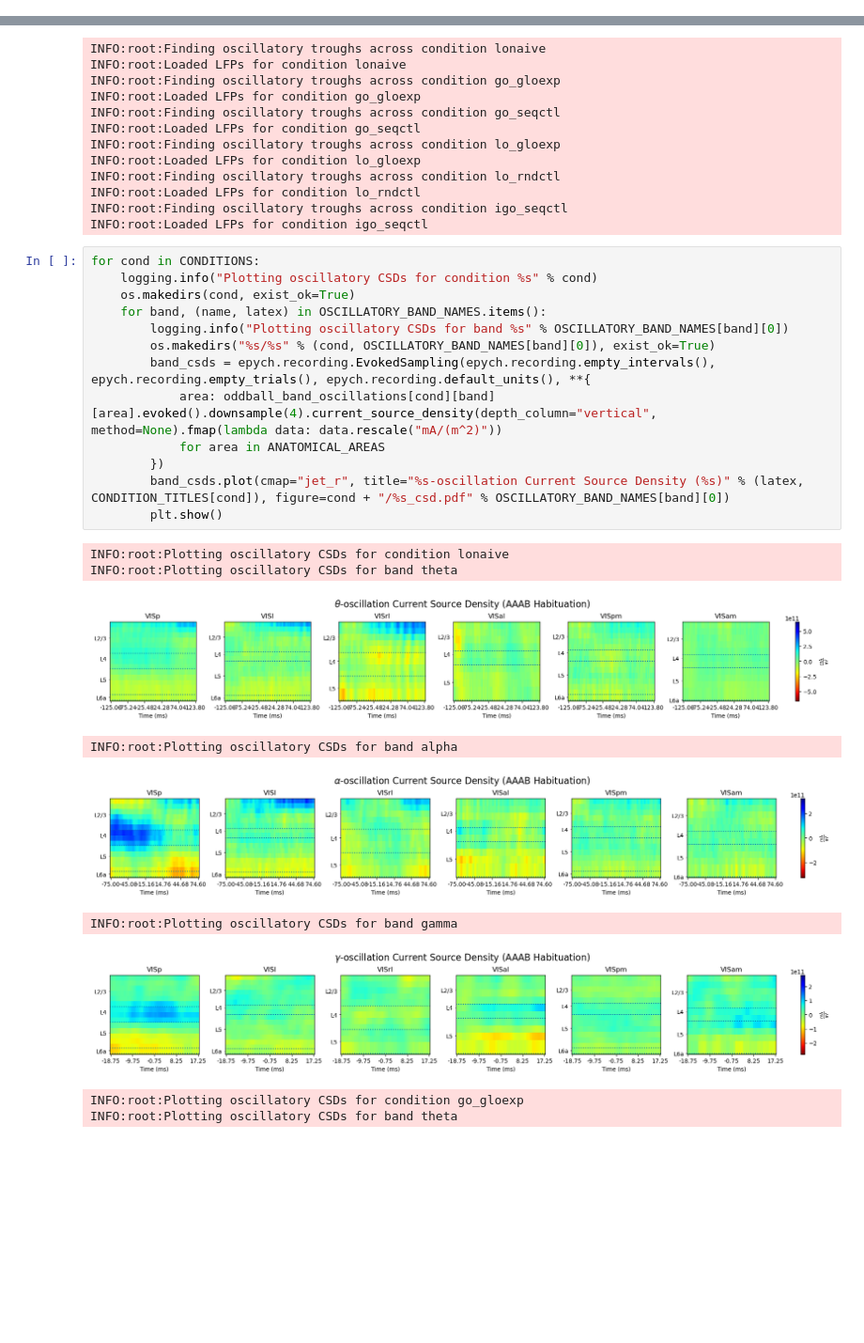
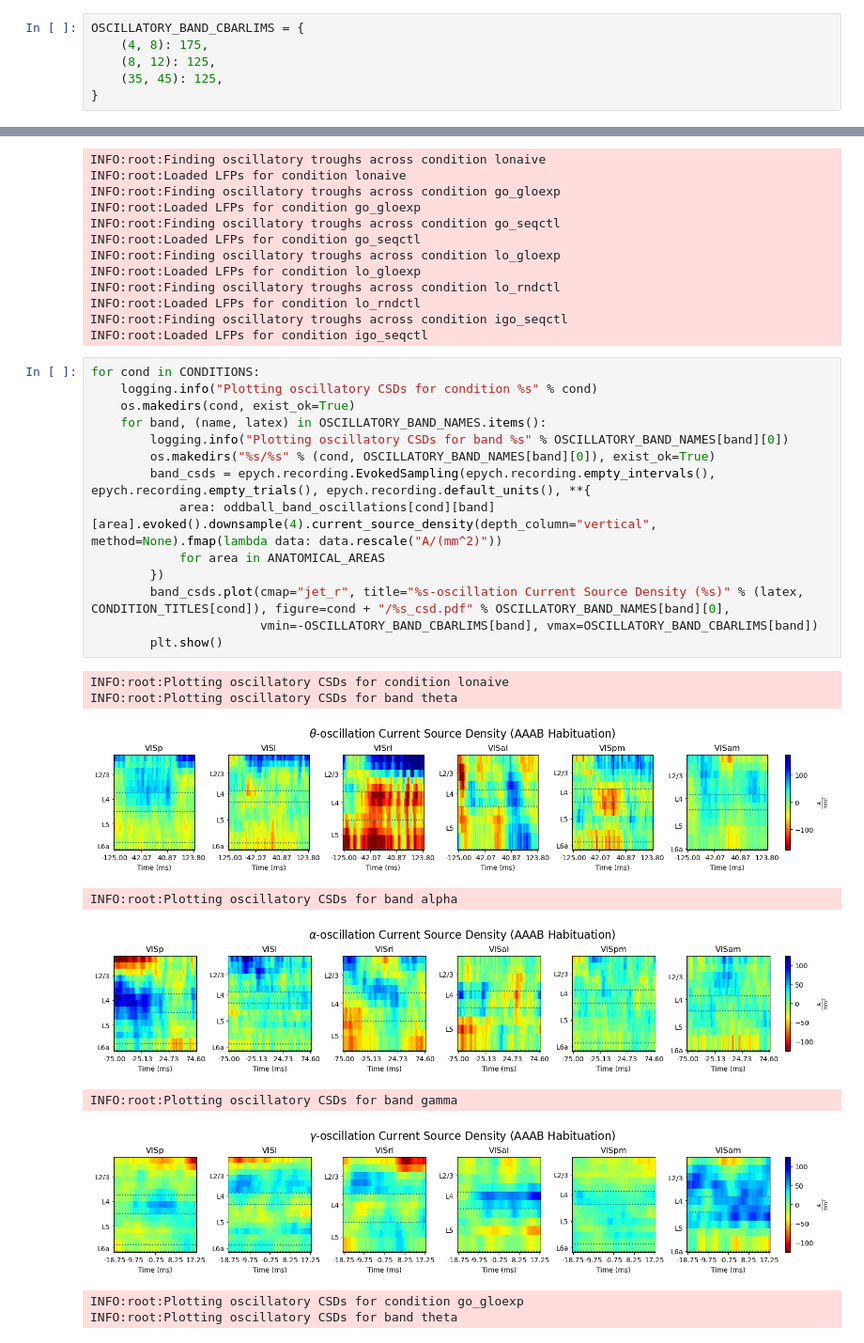
Before and after one commit to BastosLab/epych, a Jupyter notebook: notebooks/passiveglo/grand_oscillatory_csds.ipynb, the cells around one changed output, grey strips where cells are left out. Shown at 94% size. Saved outputs shown, nothing was run; the diff lists cells and outputs as text; blank space fills up the shorter version.

Commit message:
notebooks.passiveglo.grand_oscillatory_csds: detrended oscillatory CSD patterns
Signed-off-by: Eli Sennesh <eli.sennesh@vanderbilt.edu>

```diff
--- a/notebooks/passiveglo/grand_oscillatory_csds.ipynb
+++ b/notebooks/passiveglo/grand_oscillatory_csds.ipynb
@@ -87,6 +87,12 @@ OSCILLATORY_BAND_NAMES = {
     (8, 12): ("alpha", "$\\alpha$"),
     (35, 45): ("gamma", "$\\gamma$"),
 }
+# %%
+OSCILLATORY_BAND_CBARLIMS = {
+    (4, 8): 175,
+    (8, 12): 125,
+    (35, 45): 125,
+}
 # %%
 def oddball(signal):
     return signal[(ODDBALL_ONSET - OFFSET).magnitude:(ODDBALL_OFFSET + OFFSET).magnitude].fmap(lambda data: data.rescale("uV"))
@@ -125,23 +131,24 @@ INFO:root:Loaded LFPs for condition igo_seqctl
 # %%
 for cond in CONDITIONS:
     logging.info("Plotting oscillatory CSDs for condition %s" % cond)
     os.makedirs(cond, exist_ok=True)
     for band, (name, latex) in OSCILLATORY_BAND_NAMES.items():
         logging.info("Plotting oscillatory CSDs for band %s" % OSCILLATORY_BAND_NAMES[band][0])
         os.makedirs("%s/%s" % (cond, OSCILLATORY_BAND_NAMES[band][0]), exist_ok=True)
         band_csds = epych.recording.EvokedSampling(epych.recording.empty_intervals(), epych.recording.empty_trials(), epych.recording.default_units(), **{
-            area: oddball_band_oscillations[cond][band][area].evoked().downsample(4).current_source_density(depth_column="vertical", method=None).fmap(lambda data: data.rescale("mA/(m^2)"))
+            area: oddball_band_oscillations[cond][band][area].evoked().downsample(4).current_source_density(depth_column="vertical", method=None).fmap(lambda data: data.rescale("A/(mm^2)"))
             for area in ANATOMICAL_AREAS
         })
-        band_csds.plot(cmap="jet_r", title="%s-oscillation Current Source Density (%s)" % (latex, CONDITION_TITLES[cond]), figure=cond + "/%s_csd.pdf" % OSCILLATORY_BAND_NAMES[band][0])
+        band_csds.plot(cmap="jet_r", title="%s-oscillation Current Source Density (%s)" % (latex, CONDITION_TITLES[cond]), figure=cond + "/%s_csd.pdf" % OSCILLATORY_BAND_NAMES[band][0],
+                       vmin=-OSCILLATORY_BAND_CBARLIMS[band], vmax=OSCILLATORY_BAND_CBARLIMS[band])
         plt.show()
 # %% [output]
 INFO:root:Plotting oscillatory CSDs for condition lonaive
 INFO:root:Plotting oscillatory CSDs for band theta
-[figure, old version]
+[figure, new version]
 INFO:root:Plotting oscillatory CSDs for band alpha
-[figure, old version]
+[figure, new version]
 INFO:root:Plotting oscillatory CSDs for band gamma
-[figure, old version]
+[figure, new version]
 INFO:root:Plotting oscillatory CSDs for condition go_gloexp
 INFO:root:Plotting oscillatory CSDs for band theta
```
Also changed, not shown: parts of 2 cells of this notebook.
